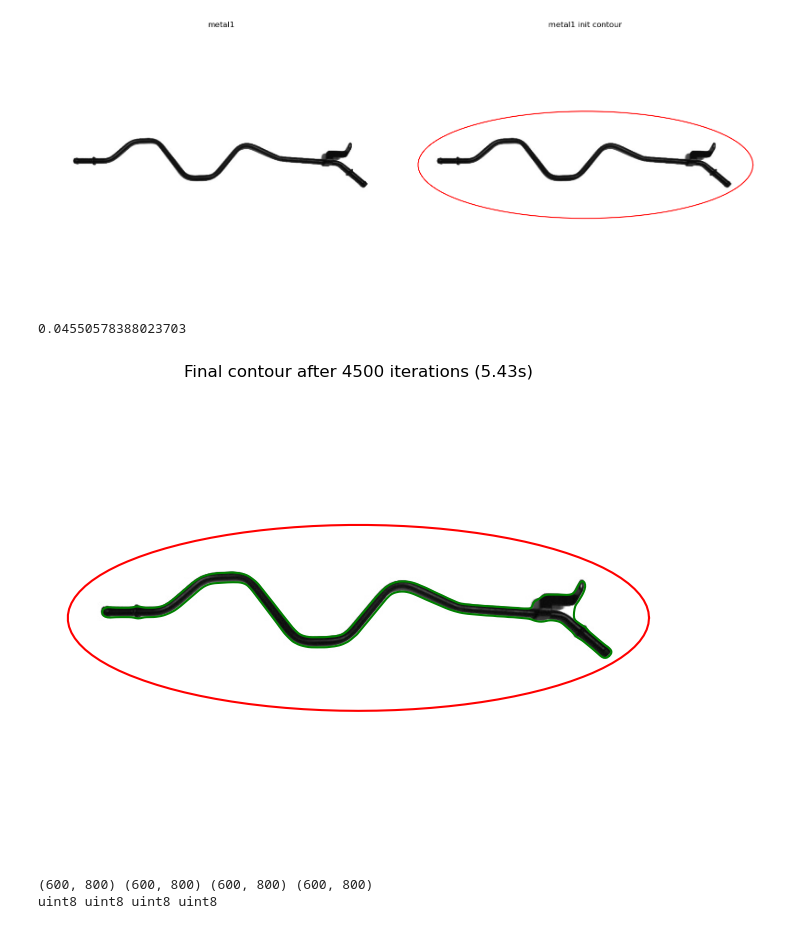
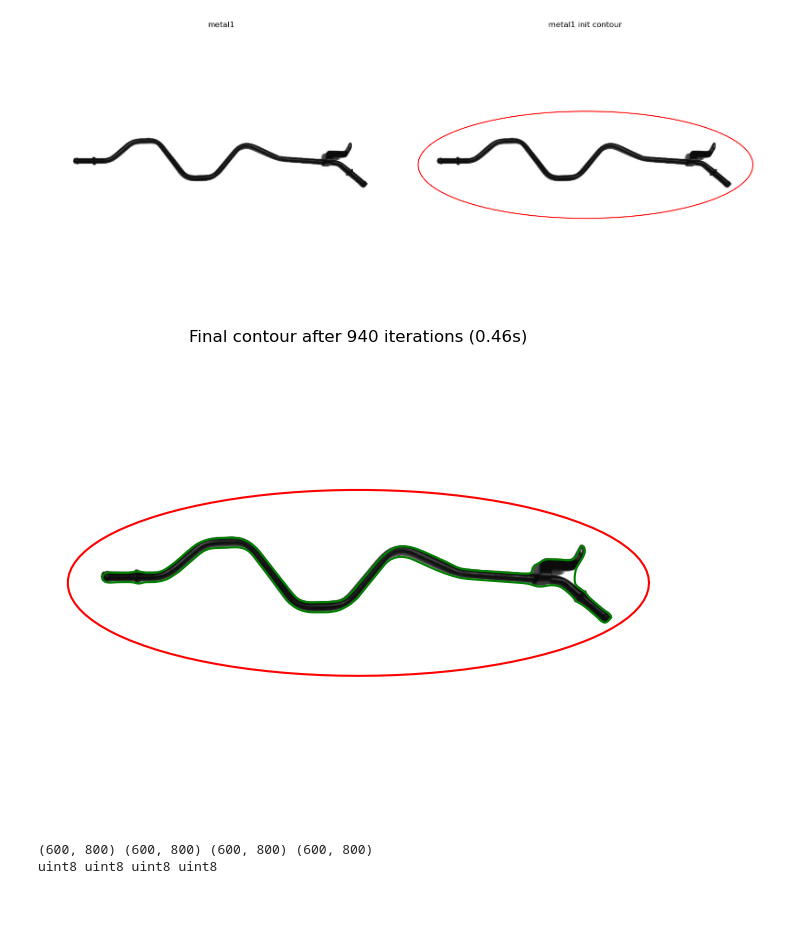
Before and after one commit to shh4und/snakes, a Jupyter notebook: 2D/snake.ipynb, the cells around one changed output. Saved outputs shown, nothing was run; the diff lists cells and outputs as text; code cells hidden in the pictures.

```diff
--- a/2D/snake.ipynb
+++ b/2D/snake.ipynb
@@ -371,38 +373,38 @@ plt.show()
 # %%
 # Configure snake parameters
 metal1_params = SnakeParams(
     alpha=1200.0,  # Stronger continuity
     beta=400.0,  # Stronger curvature
     k=float(subdivision_k),
-    gamma=0.002,  # Smaller time step
-    sigma=2.0,  # Less blur
-    kb=20.0,  # Weaker balloon force
-    sb=50.0,  # More smoothing
-    max_iter=4500,
+    gamma=0.003,  # Smaller time step
+    sigma=1.0,  # Less blur
+    kb=50.0,  # Weaker balloon force
+    sb=0.0,  # More smoothing
+    max_iter=940,
     verbose=True,
-    cubic_spline_refinement=True,
+    cubic_spline_refinement=False,
     dmax=1.5,
     mfactor=1.0,
     vfc_ksize=5,
     vfc_sigma=2.0,
+    L2_gradient=False
 )
 
 # Create and evolve snake
 metal1_snake = Snake2D(metal1, metal1_v_init, metal1_params)
 v_final, iters, duration = metal1_snake.evolve()
 
 # Display result
 plt.figure(figsize=(8, 8))
 plt.imshow(metal1, cmap="gray")
 plt.plot(metal1_v_init[:, 0], metal1_v_init[:, 1], "r-")
 plt.plot(v_final[:, 0], v_final[:, 1], "g-")
 
 plt.title(f"Final contour after {iters} iterations ({duration:.2f}s)")
 plt.axis("off")
 plt.show()
 # %% [output]
-0.04550578388023703
-[figure, old version]
+[figure, new version]
 # %%
 smoothed_metal1 = metal1_snake.get_I()
 edge_map_metal1 = metal1_snake.get_edge_map()
```
Also changed, not shown: parts of 11 cells of this notebook.
